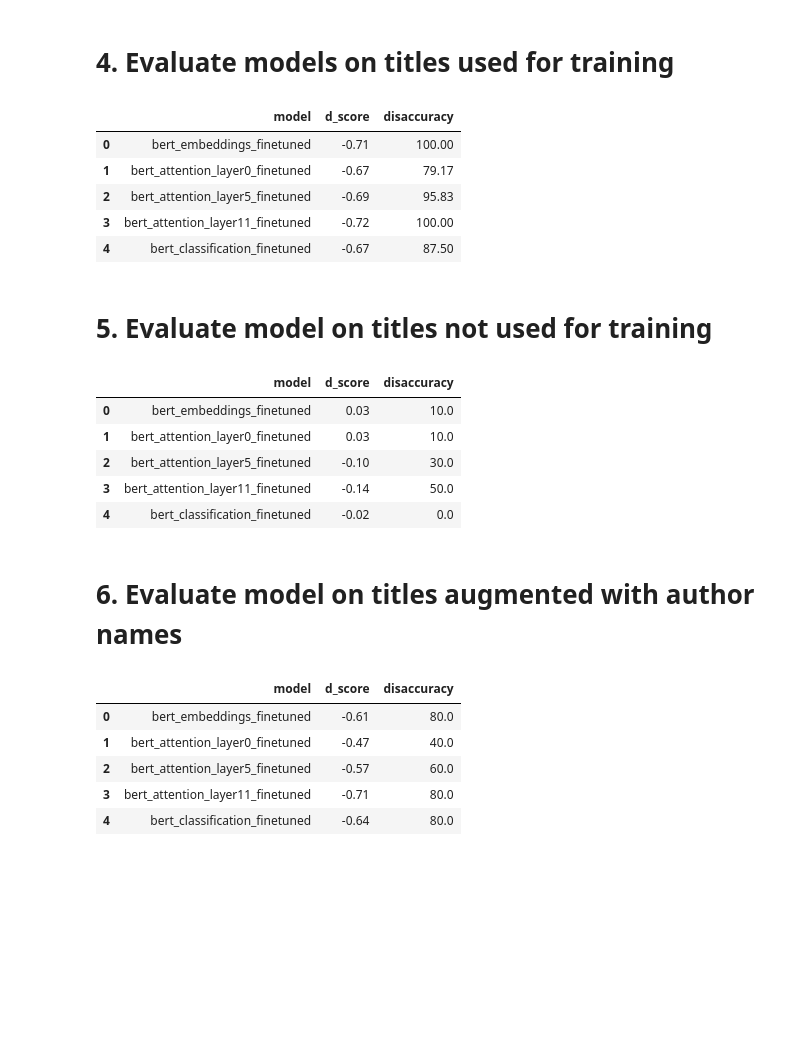
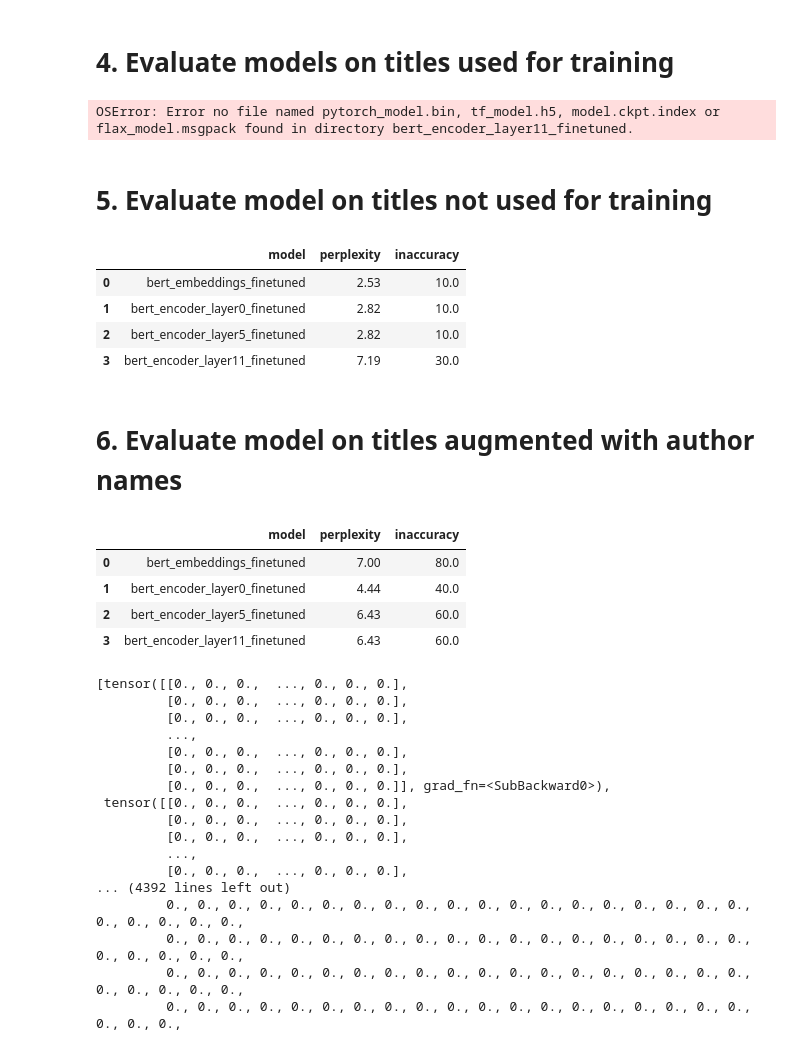
Before and after one commit to pwilczewski/b0rt, a Jupyter notebook: finetuned_model_evaluation.ipynb, the cells around one changed output. Drawn from its saved outputs; the diff is of its cells as text; code cells hidden in the pictures; blank space fills up the shorter version.

```diff
--- a/finetuned_model_evaluation.ipynb
+++ b/finetuned_model_evaluation.ipynb
@@ -77,54 +77,49 @@ def evaluate_fine_tuning(ft_model_str, eval_titles, eval_answers):
 # 4. Evaluate models on titles used for training
 # %%
 # loop through fine tuned models and evaluate results
-model_list = ['bert_embeddings_finetuned','bert_attention_layer0_finetuned','bert_attention_layer5_finetuned','bert_attention_layer11_finetuned','bert_classification_finetuned']
+model_list = ['bert_embeddings_finetuned','bert_encoder_layer0_finetuned','bert_encoder_layer5_finetuned']
+# ,'bert_encoder_layer11_finetuned', 'bert_output_finetuned'
 
 model_evals = []
 for model in model_list:
     eval_results_train = evaluate_fine_tuning(model, masked_titles, mask_answers)
-    disaccuracy = 100*(1-np.mean(eval_results_train['orig_answer'] == eval_results_train['tuned_answer']))
-    d_score = np.mean(eval_results_train['tuned_score'] - eval_results_train['orig_score'])
-    model_evals.append([model, round(d_score,2), round(disaccuracy,2)])
+    inaccuracy = 100*(1-np.mean(eval_results_train['orig_answer'] == eval_results_train['tuned_answer']))
+    perplexity = 2**(-np.mean(np.log2(eval_results_train['tuned_score'])))
+    model_evals.append([model, round(perplexity,2), round(inaccuracy,2)])
 
-pd.DataFrame(model_evals, columns=["model","d_score","disaccuracy"])
+pd.DataFrame(model_evals, columns=["model","perplexity","inaccuracy"])
 # %% [output]
-|  | model | d_score | disaccuracy |
-| 0 | bert_embeddings_finetuned | -0.71 | 100.00 |
-| 1 | bert_attention_layer0_finetuned | -0.67 | 79.17 |
-| 2 | bert_attention_layer5_finetuned | -0.69 | 95.83 |
-| 3 | bert_attention_layer11_finetuned | -0.72 | 100.00 |
-| 4 | bert_classification_finetuned | -0.67 | 87.50 |
+OSError: Error no file named pytorch_model.bin, tf_model.h5, model.ckpt.index or flax_model.msgpack found in directory bert_encoder_layer11_finetuned.
 # %% [markdown]
 # 5. Evaluate model on titles not used for training
 # %%
 # test that my fine tuning doesn't impact other masks
 test_sample_answers = ["species", "human", "road", "reason", "good", "double", "man", "atomic", "war", "roman"]
 test_sample_titles = ["on the origin of [MASK].",
                       "an essay concerning [MASK] understanding.",
                       "the [MASK] to serfdom.",
                       "critique of pure [MASK].",
                       "beyond [MASK] and evil.",
                       "the [MASK] helix.",
                       "the nature and destiny of [MASK].",
                       "the making of the [MASK] bomb.",
                       "the second world [MASK].",
                       "the rise and fall of the [MASK] empire."]
 
 model_evals = []
 for model in model_list:
     eval_results_test = evaluate_fine_tuning(model, test_sample_titles, test_sample_answers)
-    disaccuracy = 100*(1-np.mean(eval_results_test['orig_answer'] == eval_results_test['tuned_answer']))
-    d_score = np.mean(eval_results_test['tuned_score'] - eval_results_test['orig_score'])
-    model_evals.append([model,  round(d_score,2), round(disaccuracy,2)])
+    inaccuracy = 100*(1-np.mean(eval_results_test['orig_answer'] == eval_results_test['tuned_answer']))
+    perplexity = 2**(-np.mean(np.log2(eval_results_test['tuned_score'])))
+    model_evals.append([model,  round(perplexity,2), round(inaccuracy,2)])
 
-pd.DataFrame(model_evals, columns=["model","d_score","disaccuracy"])
+pd.DataFrame(model_evals, columns=["model","perplexity","inaccuracy"])
 # %% [output]
-|  | model | d_score | disaccuracy |
-| 0 | bert_embeddings_finetuned | 0.03 | 10.0 |
-| 1 | bert_attention_layer0_finetuned | 0.03 | 10.0 |
-| 2 | bert_attention_layer5_finetuned | -0.10 | 30.0 |
-| 3 | bert_attention_layer11_finetuned | -0.14 | 50.0 |
-| 4 | bert_classification_finetuned | -0.02 | 0.0 |
+|  | model | perplexity | inaccuracy |
+| 0 | bert_embeddings_finetuned | 2.53 | 10.0 |
+| 1 | bert_encoder_layer0_finetuned | 2.82 | 10.0 |
+| 2 | bert_encoder_layer5_finetuned | 2.82 | 10.0 |
+| 3 | bert_encoder_layer11_finetuned | 7.19 | 30.0 |
 # %% [markdown]
 # 6. Evaluate model on titles augmented with author names
 # %%
@@ -138,15 +133,14 @@ corner_titles = ["a tale of two [MASK] by charles dickens.",
 model_evals = []
 for model in model_list:
     eval_results_corner = evaluate_fine_tuning(model, corner_titles, corner_answers)
-    disaccuracy = 100*(1-np.mean(eval_results_corner['orig_answer'] == eval_results_corner['tuned_answer']))
-    d_score = np.mean(eval_results_corner['tuned_score'] - eval_results_corner['orig_score'])
-    model_evals.append([model,  round(d_score,2), round(disaccuracy,2)])
+    inaccuracy = 100*(1-np.mean(eval_results_corner['orig_answer'] == eval_results_corner['tuned_answer']))
+    perplexity = 2**(-np.mean(np.log2(eval_results_corner['tuned_score'])))
+    model_evals.append([model,  round(perplexity,2), round(inaccuracy,2)])
 
-pd.DataFrame(model_evals, columns=["model","d_score","disaccuracy"])
+pd.DataFrame(model_evals, columns=["model","perplexity","inaccuracy"])
 # %% [output]
-|  | model | d_score | disaccuracy |
-| 0 | bert_embeddings_finetuned | -0.61 | 80.0 |
-| 1 | bert_attention_layer0_finetuned | -0.47 | 40.0 |
-| 2 | bert_attention_layer5_finetuned | -0.57 | 60.0 |
-| 3 | bert_attention_layer11_finetuned | -0.71 | 80.0 |
-| 4 | bert_classification_finetuned | -0.64 | 80.0 |
+|  | model | perplexity | inaccuracy |
+| 0 | bert_embeddings_finetuned | 7.00 | 80.0 |
+| 1 | bert_encoder_layer0_finetuned | 4.44 | 40.0 |
+| 2 | bert_encoder_layer5_finetuned | 6.43 | 60.0 |
+| 3 | bert_encoder_layer11_finetuned | 6.43 | 60.0 |
@@ -152,0 +153,20 @@ pd.DataFrame(model_evals, columns=["model","d_score","disaccuracy"])
+# %%
+diffs
+# %% [output]
+[tensor([[0., 0., 0.,  ..., 0., 0., 0.],
+         [0., 0., 0.,  ..., 0., 0., 0.],
+         [0., 0., 0.,  ..., 0., 0., 0.],
+         ...,
+         [0., 0., 0.,  ..., 0., 0., 0.],
+         [0., 0., 0.,  ..., 0., 0., 0.],
+         [0., 0., 0.,  ..., 0., 0., 0.]], grad_fn=<SubBackward0>),
+ tensor([[0., 0., 0.,  ..., 0., 0., 0.],
+         [0., 0., 0.,  ..., 0., 0., 0.],
+         [0., 0., 0.,  ..., 0., 0., 0.],
+         ...,
+         [0., 0., 0.,  ..., 0., 0., 0.],
+... (4392 lines left out)
+         0., 0., 0., 0., 0., 0., 0., 0., 0., 0., 0., 0., 0., 0., 0., 0., 0., 0., 0., 0., 0., 0., 0., 0.,
+         0., 0., 0., 0., 0., 0., 0., 0., 0., 0., 0., 0., 0., 0., 0., 0., 0., 0., 0., 0., 0., 0., 0., 0.,
+         0., 0., 0., 0., 0., 0., 0., 0., 0., 0., 0., 0., 0., 0., 0., 0., 0., 0., 0., 0., 0., 0., 0., 0.,
+         0., 0., 0., 0., 0., 0., 0., 0., 0., 0., 0., 0., 0., 0., 0., 0., 0., 0., 0., 0., 0., 0.,
```
Also changed, not shown: parts of 1 cell of this notebook, 3 other files.
